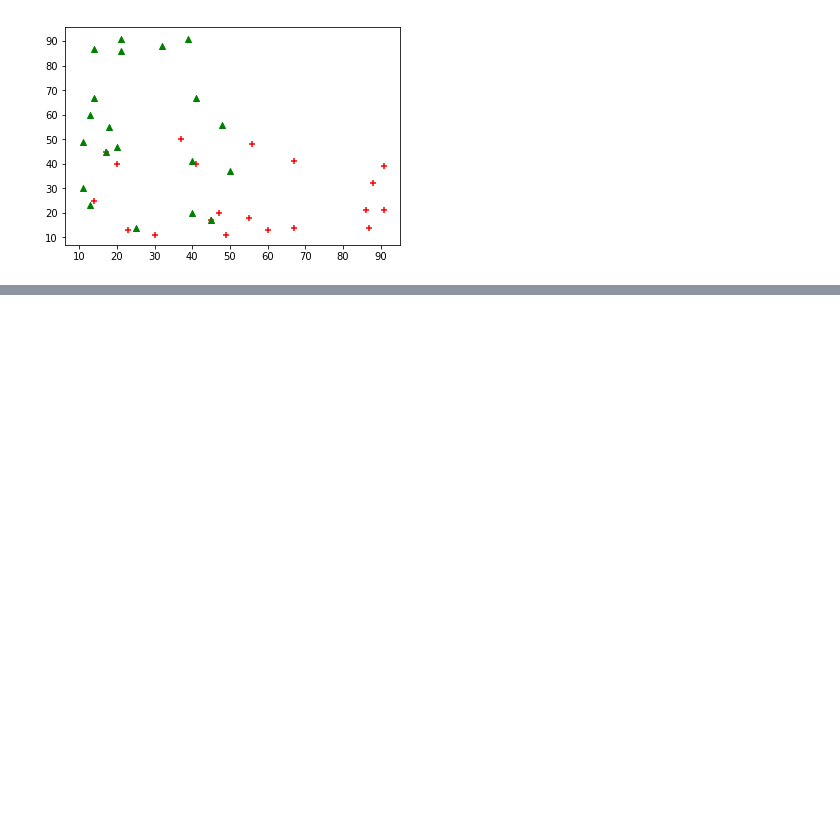
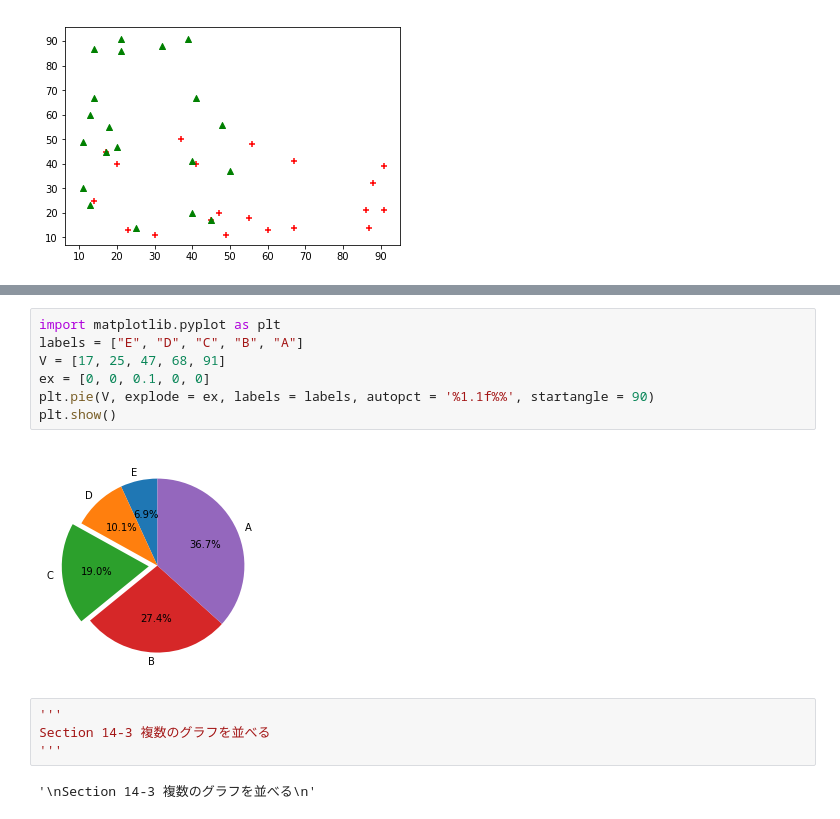
Before and after one commit to TsubasaYoshida/python_learning, a Jupyter notebook: src/graph_introduciton.ipynb, the cells around one changed output, grey strips where cells are left out. Cells and saved outputs as stored; diff of their text form; blank space fills up the shorter version.

```diff
--- a/src/graph_introduciton.ipynb
+++ b/src/graph_introduciton.ipynb
@@ -153,0 +154,15 @@ plt.show()
+# %%
+import matplotlib.pyplot as plt
+labels = ["E", "D", "C", "B", "A"]
+V = [17, 25, 47, 68, 91]
+ex = [0, 0, 0.1, 0, 0]
+plt.pie(V, explode = ex, labels = labels, autopct = '%1.1f%%', startangle = 90)
+plt.show()
+# %% [output]
+[figure, added]
+# %%
+'''
+Section 14-3 複数のグラフを並べる
+'''
+# %% [output]
+'\nSection 14-3 複数のグラフを並べる\n'
```
Also changed, not shown: parts of 6 cells of this notebook.
